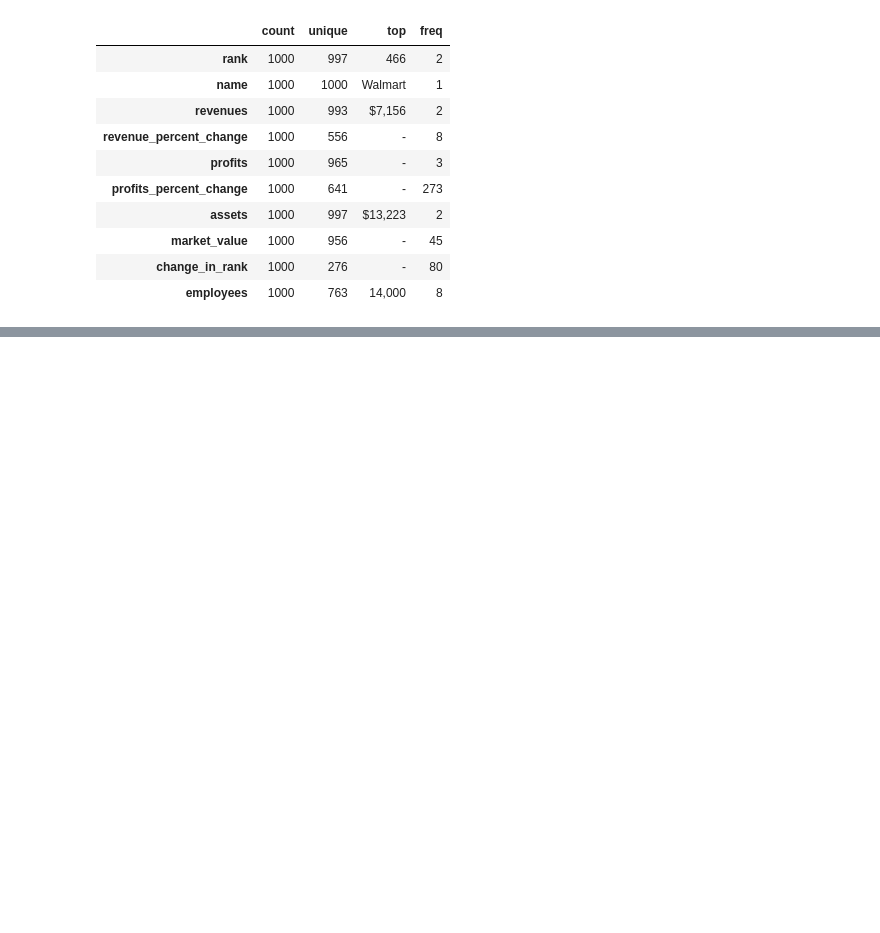
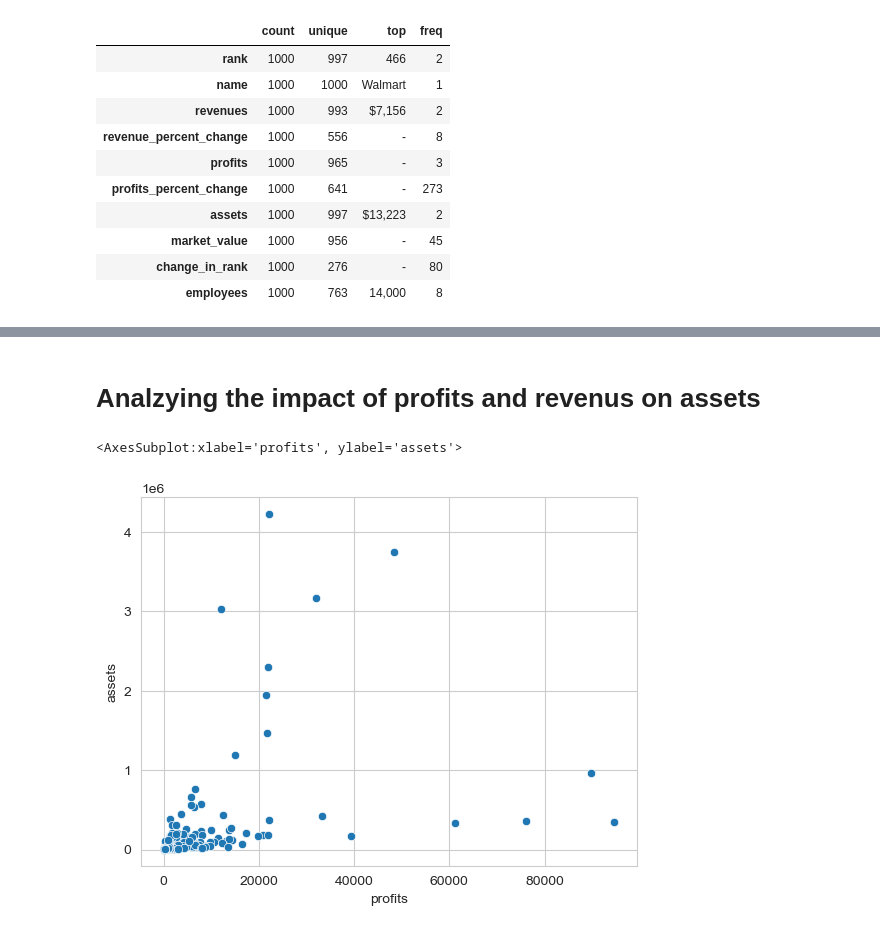
Before and after one commit to ubco-W2022T1-cosc301/project-group4, a Jupyter notebook: notebooks/analysis3.ipynb, the cells around one changed output, grey strips where cells are left out. Drawn from its saved outputs; the diff is of its cells as text; code cells hidden in the pictures; blank space fills up the shorter version.

```diff
--- a/notebooks/analysis3.ipynb
+++ b/notebooks/analysis3.ipynb
@@ -106,0 +98,8 @@ df.describe(
+# %% [markdown]
+# Analzying the impact of profits and revenus on assets
+# %%
+sns.set_style("whitegrid")
+sns.scatterplot(data=df, y = 'assets', x = 'profits')
+# %% [output]
+<AxesSubplot:xlabel='profits', ylabel='assets'>
+[figure, added]
```
Also changed, not shown: parts of 11 cells of this notebook, 2 other files.
